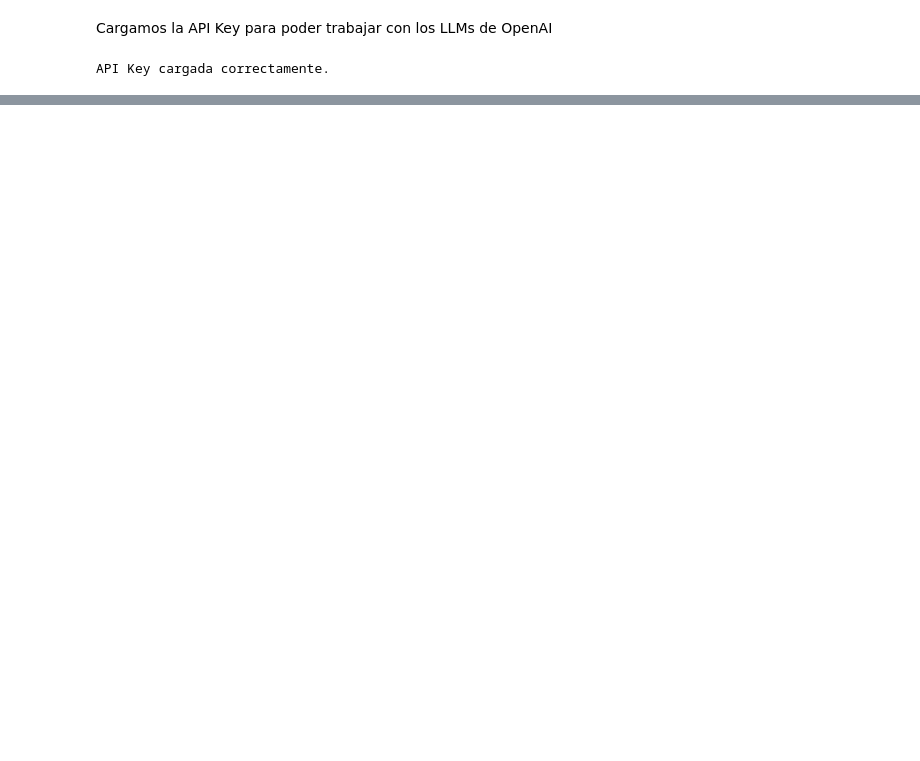
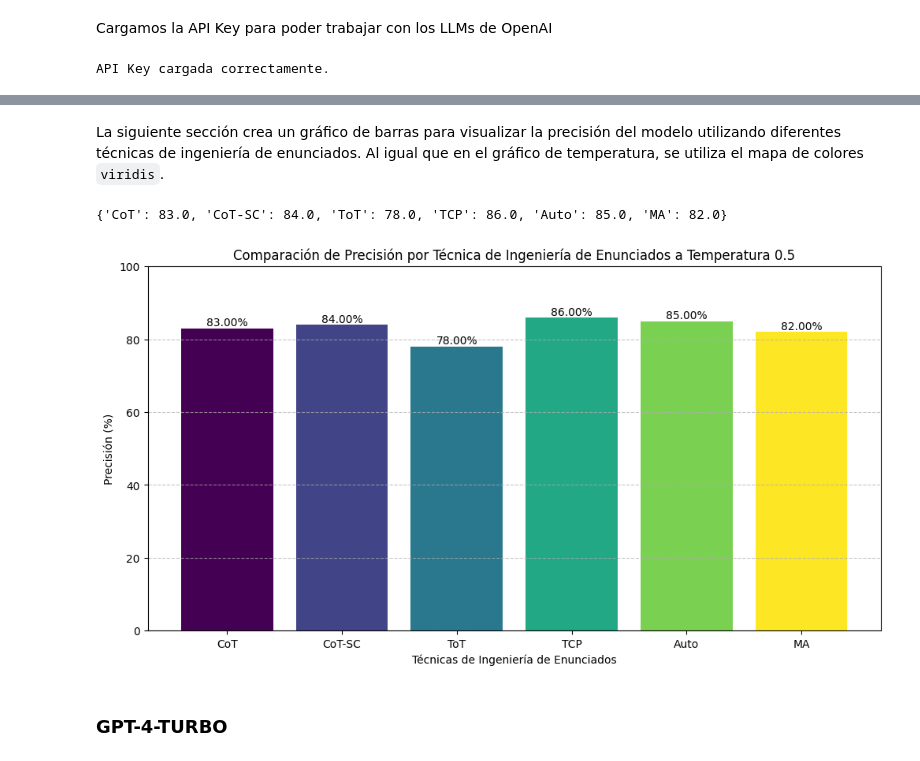
Before and after one commit to GonzaloPahissa/TFG_Gonzalo_Arguedas, a Jupyter notebook: src/OpenAI.ipynb, the cells around one changed output, grey strips where cells are left out. Drawn from its saved outputs; the diff is of its cells as text; code cells hidden in the pictures; blank space fills up the shorter version.

```diff
--- a/src/OpenAI.ipynb
+++ b/src/OpenAI.ipynb
@@ -63,0 +206,18 @@ API Key cargada correctamente.
+# %%
+def evaluar_tecnicas(dataset, modelo, tecnicas, temperatura=0.5):
+    resultados_por_tecnica = {name: [] for name in tecnicas.values()}
+    for item in dataset:
+        pregunta = item['question']
+        opciones = item['choices']['text']
+        respuesta_correcta = item['answerKey']
+        for tecnica, name in tecnicas.items():
+            respuesta_generada = generar_respuesta_(modelo, pregunta, opciones, tecnica, temperatura=temperatura)
+            es_correcta = respuesta_generada == respuesta_correcta if respuesta_generada else False
+            resultados_por_tecnica[name].append(es_correcta)
+            print(f"Técnica {name}, temperatura {temperatura}: Respuesta generada: {respuesta_generada}, Correcta: {es_correcta}")
+    return resultados_por_tecnica
+
+
+# Evaluar las técnicas a una temperatura fija
+temperatura = 0.5
+resultados_tecnicas = evaluar_tecnicas(dataset_p, "gpt-3.5-turbo", tecnicas, temperatura)
@@ -63,0 +242,34 @@ API Key cargada correctamente.
+# %% [markdown]
+La siguiente sección crea un gráfico de barras para visualizar la precisión del modelo utilizando diferentes técnicas de ingeniería de enunciados. Al igual que en el gráfico de temperatura, se utiliza el mapa de colores `viridis`.
+# %%
+precisiones = {name: np.mean(resultados) * 100 for name, resultados in resultados_tecnicas.items()}
+print(precisiones)
+
+# Graficar los resultados
+cmap = get_cmap("viridis")
+
+# Convertir las claves del diccionario a string para mejorar la visualización en el eje x
+tecnicas_str = list(precisiones.keys())
+precision_values = list(precisiones.values())
+
+colors = cmap(np.linspace(0, 1, len(precisiones)))
+
+plt.figure(figsize=(12, 6))
+bars = plt.bar(tecnicas_str, precision_values, color=colors)
+plt.xlabel('Técnicas de Ingeniería de Enunciados')
+plt.ylabel('Precisión (%)')
+plt.title('Comparación de Precisión por Técnica de Ingeniería de Enunciados a Temperatura 0.5')
+plt.ylim([0, 100])  # Asegurando que el eje y va de 0 a 100%
+plt.grid(axis='y', linestyle='--', alpha=0.7)
+
+# Añadir etiquetas de texto para cada barra
+for bar in bars:
+    yval = bar.get_height()
+    plt.text(bar.get_x() + bar.get_width()/2, yval, f"{yval:.2f}%", ha='center', va='bottom')
+
+plt.show()
+# %% [output]
+{'CoT': 83.0, 'CoT-SC': 84.0, 'ToT': 78.0, 'TCP': 86.0, 'Auto': 85.0, 'MA': 82.0}
+[figure, added]
+# %% [markdown]
+### **GPT-4-TURBO**
```
Also changed, not shown: parts of 58 cells of this notebook.
